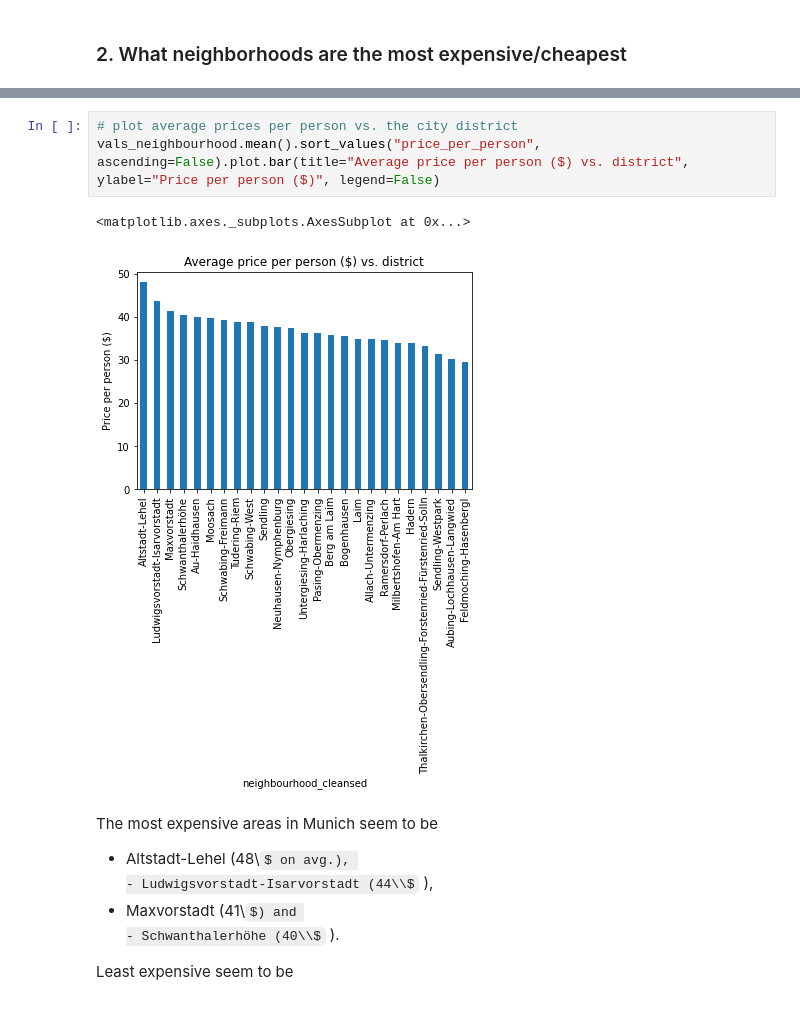
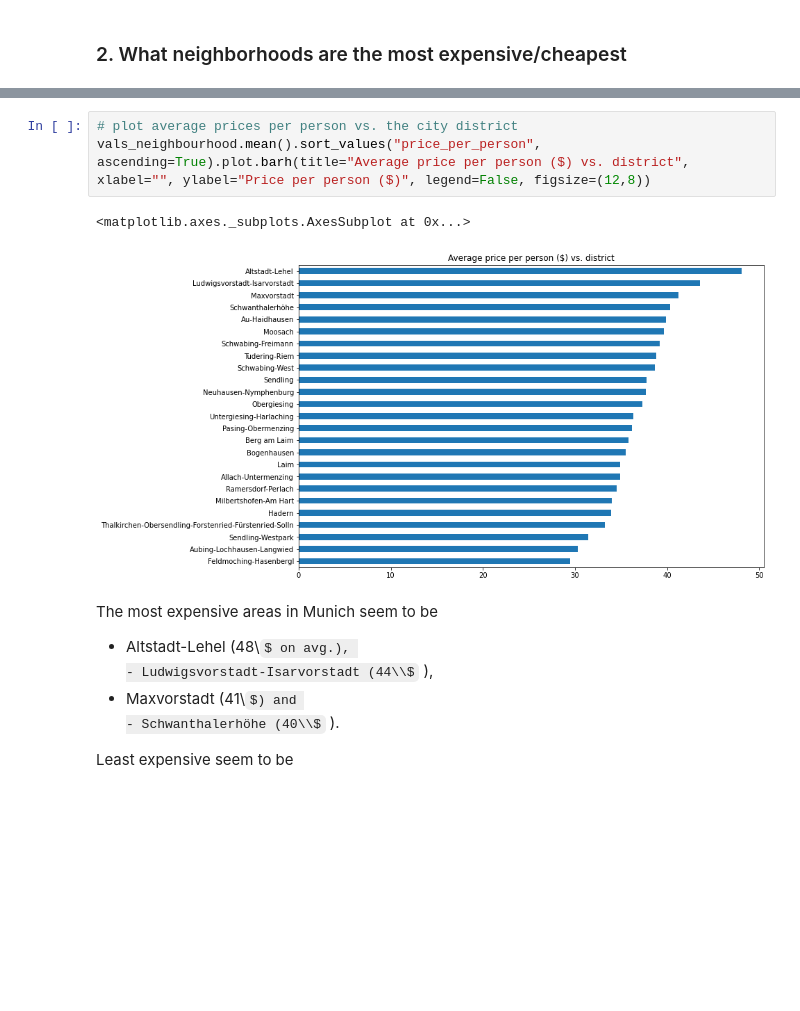
Before and after one commit to mstachl/Airbnb_Munich_EDA, a Jupyter notebook: airbnb_munich_EDA.ipynb, the cells around one changed output, grey strips where cells are left out. Cells and saved outputs as stored; diff of their text form; some formulas as TeX source; blank space fills up the shorter version.

```diff
--- a/airbnb_munich_EDA.ipynb
+++ b/airbnb_munich_EDA.ipynb
@@ -509,10 +530,10 @@ vals_neighbourhood.describe()
 | Untergiesing-Harlaching | 123.0 | 36.292644 | 15.879427 | 10.000000 | 25.000000 | 34.500000 | 45.000 | 90.000000 |
 # %%
 # plot average prices per person vs. the city district
-vals_neighbourhood.mean().sort_values("price_per_person", ascending=False).plot.bar(title="Average price per person ($) vs. district", ylabel="Price per person ($)", legend=False)
+vals_neighbourhood.mean().sort_values("price_per_person", ascending=True).plot.barh(title="Average price per person ($) vs. district", xlabel="", ylabel="Price per person ($)", legend=False, figsize=(12,8))
 # %% [output]
 <matplotlib.axes._subplots.AxesSubplot at 0x...>
-[figure, old version]
+[figure, new version]
 # %% [markdown]
 The most expensive areas in Munich seem to be
 - Altstadt-Lehel (48\\$ on avg.),
```
Also changed, not shown: parts of 14 cells of this notebook.
